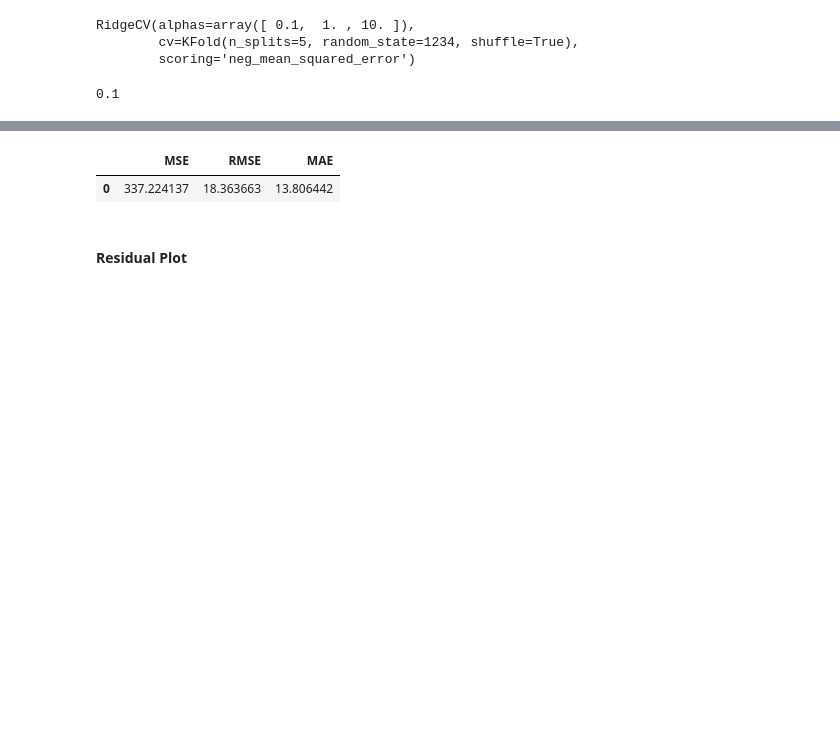
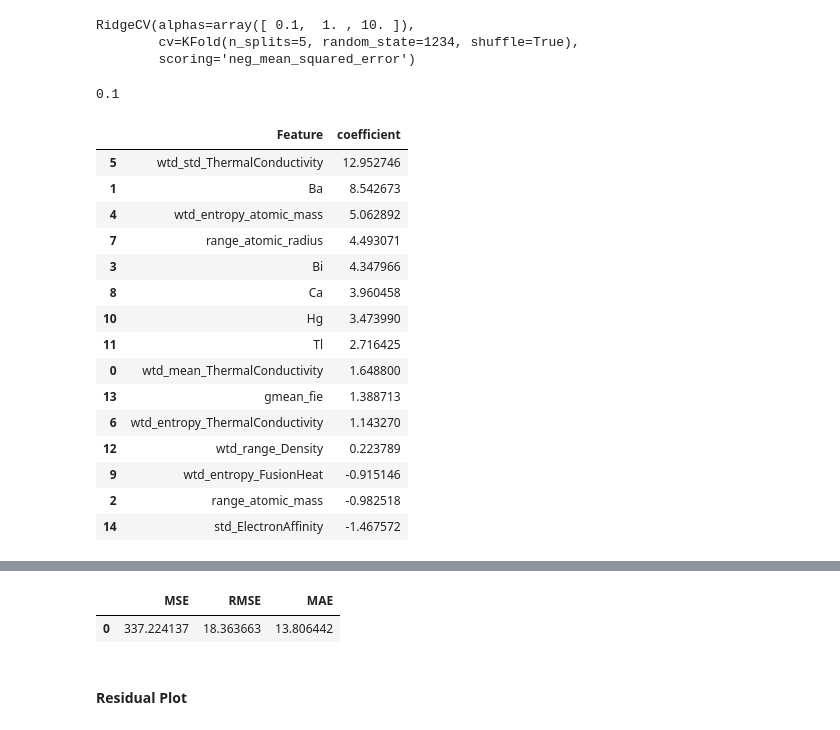
Before and after one commit to rajeshsk/QTW, a Jupyter notebook: CaseStudy1/final report/CaseStudy1 - Linear Regression.ipynb, the cells around one changed output, grey strips where cells are left out. Cells and saved outputs as stored; diff of their text form; code cells hidden in the pictures; blank space fills up the shorter version.

```diff
--- a/CaseStudy1/final report/CaseStudy1 - Linear Regression.ipynb
+++ b/CaseStudy1/final report/CaseStudy1 - Linear Regression.ipynb
@@ -599,3 +615,25 @@ ridgecv.alpha_
 ridge_model = linear_model.Ridge(alpha = ridgecv.alpha_)
 ridge_model.fit(X_train_scaled_imp_features_SelectFromModel, y_train)             # Fit a ridge regression on the training data
 ridge_pred = ridge_model.predict(X_test_scaled_imp_features_SelectFromModel)           # Use this model to predict the test data
+# %%
+#Feature Coefficients
+ride_feature_wt1 = pd.DataFrame({"Feature":X_train_scaled_imp_features_SelectFromModel.columns, "coefficient":ridge_model.coef_[0]})
+ride_feature_wt1 = ride_feature_wt.sort_values(by='coefficient',ascending=False)
+ride_feature_wt1
+# %% [output]
+|  | Feature | coefficient |
+| 5 | wtd_std_ThermalConductivity | 12.952746 |
+| 1 | Ba | 8.542673 |
+| 4 | wtd_entropy_atomic_mass | 5.062892 |
+| 7 | range_atomic_radius | 4.493071 |
+| 3 | Bi | 4.347966 |
+| 8 | Ca | 3.960458 |
+| 10 | Hg | 3.473990 |
+| 11 | Tl | 2.716425 |
+| 0 | wtd_mean_ThermalConductivity | 1.648800 |
+| 13 | gmean_fie | 1.388713 |
+| 6 | wtd_entropy_ThermalConductivity | 1.143270 |
+| 12 | wtd_range_Density | 0.223789 |
+| 9 | wtd_entropy_FusionHeat | -0.915146 |
+| 2 | range_atomic_mass | -0.982518 |
+| 14 | std_ElectronAffinity | -1.467572 |
```
Also changed, not shown: parts of 5 cells of this notebook, 2 other files.
